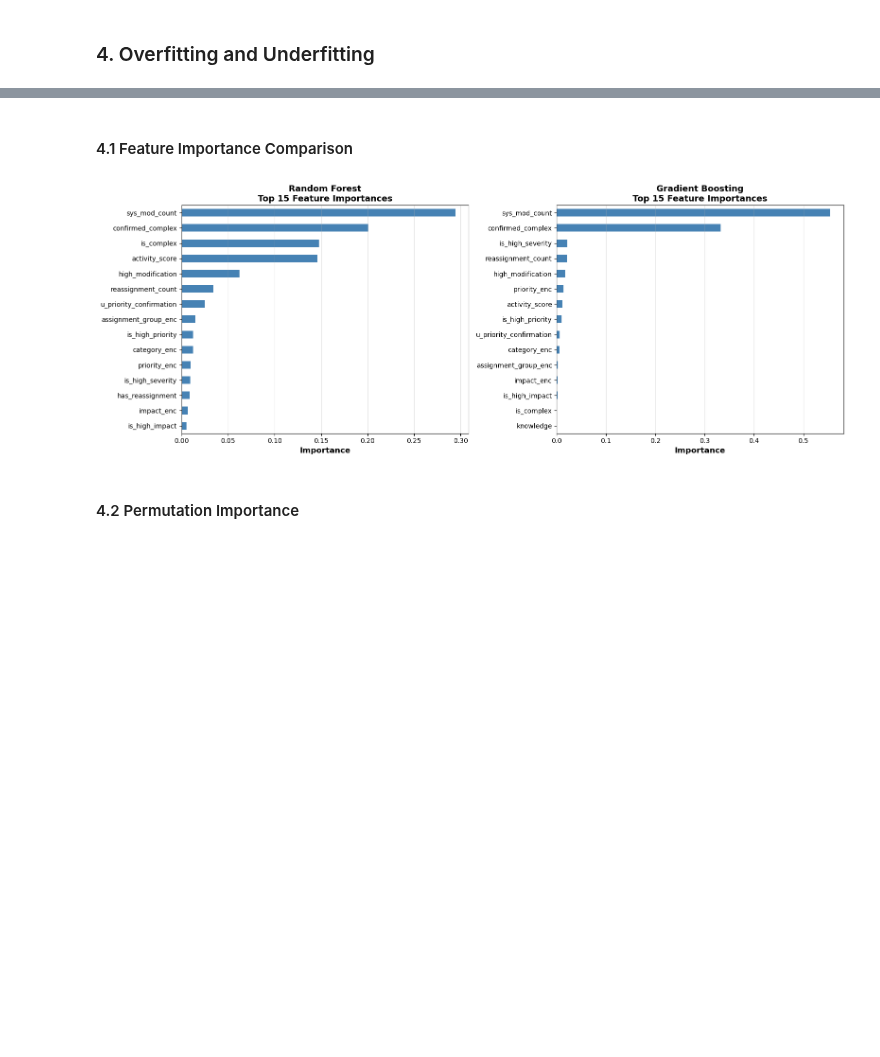
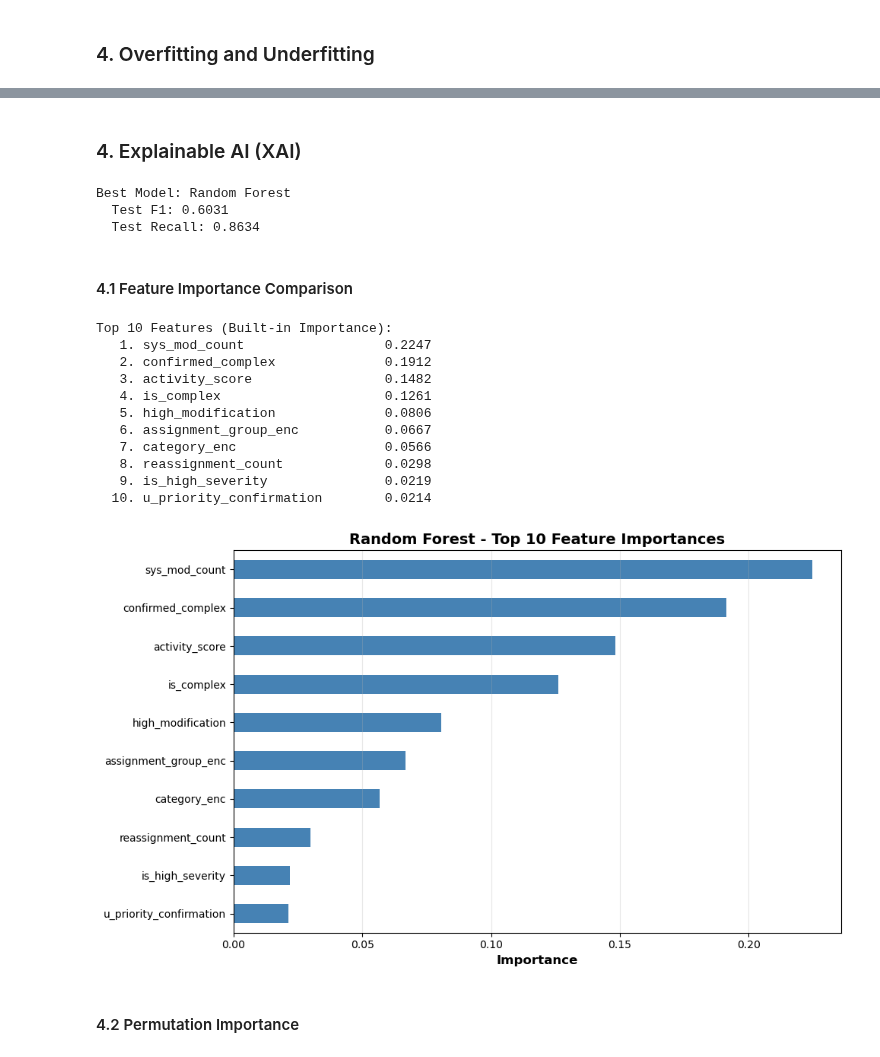
Before and after one commit to Kyuun-Park-1163899/1163899, a Jupyter notebook: task/assignment03_working.ipynb, the cells around one changed output, grey strips where cells are left out. Drawn from its saved outputs; the diff is of its cells as text; code cells hidden in the pictures; blank space fills up the shorter version.

```diff
--- a/task/assignment03_working.ipynb
+++ b/task/assignment03_working.ipynb
@@ -354,7 +355,7 @@ Target distribution:
 # %% [markdown]
 This code selects the k best features from X that have the strongest statistical relationship with y according to the ANOVA F-test
 # %%
-k_best = 20  # Select top 20 features
+k_best = 10  # Select top 10 features
 selector_anova = SelectKBest(score_func=f_classif, k=k_best)
 X_anova = selector_anova.fit_transform(X, y)
 
@@ -715,45 +856,53 @@ Gradient Boosting:
+# %% [markdown]
+### 4. Explainable AI (XAI)
+# %%
+results_df = pd.DataFrame(results)
+best_idx = results_df['Test F1'].idxmax()
+best_model_name = results_df.loc[best_idx, 'Model']
+best_model = models[best_model_name]
+
+print(f"Best Model: {best_model_name}")
+print(f"  Test F1: {results_df.loc[best_idx, 'Test F1']:.4f}")
+print(f"  Test Recall: {results_df.loc[best_idx, 'Test Recall']:.4f}")
+# %% [output]
+Best Model: Random Forest
+  Test F1: 0.6031
+  Test Recall: 0.8634
 # %% [markdown]
 #### 4.1 Feature Importance Comparison
 # %%
-# Extract feature importance from tree-based models
-importance_data = []
+importances = pd.Series(
+    best_model.feature_importances_,
+    index=X_selected.columns).sort_values(ascending=False)
 
-# Random Forest Feature Importance
-if 'Random Forest' in models:
-    rf_model = models['Random Forest']
-    rf_importances = pd.Series(
-        rf_model.feature_importances_,
-        index=X_selected.columns  # ✅ 선택된 특성의 컬럼명
-    ).sort_values(ascending=False)
-    importance_data.append(('Random Forest', rf_importances))
+print("\nTop 10 Features (Built-in Importance):")
+for rank, (feat, imp) in enumerate(importances.head(10).items(), 1):
+    print(f"  {rank:2d}. {feat:30s} {imp:.4f}")
 
-# Gradient Boosting Feature Importance
-if 'Gradient Boosting' in models:
-    gb_model = models['Gradient Boosting']
-    gb_importances = pd.Series(
-        gb_model.feature_importances_,
-        index=X_selected.columns  # ✅ 선택된 특성의 컬럼명
-    ).sort_values(ascending=False)
-    importance_data.append(('Gradient Boosting', gb_importances))
-
-# Visualize feature importance comparison
-fig, axes = plt.subplots(1, 2, figsize=(16, 6))
-
-for idx, (model_name, importances) in enumerate(importance_data):
-    ax = axes[idx]
-    top_features = importances.head(15)
-    top_features.plot(kind='barh', ax=ax, color='steelblue')
-    ax.set_xlabel('Importance', fontsize=12, fontweight='bold')
-    ax.set_title(f'{model_name}\nTop 15 Feature Importances',
-                 fontsize=13,
-                 fontweight='bold')
-    ax.invert_yaxis()
-    ax.grid(axis='x', alpha=0.3)
-
+# Visualization
+plt.figure(figsize=(10, 6))
+importances.head(10).plot(kind='barh', color='steelblue')
+plt.gca().invert_yaxis()
+plt.xlabel('Importance', fontsize=12, fontweight='bold')
+plt.title(f'{best_model_name} - Top 10 Feature Importances',
+            fontsize=14,
+            fontweight='bold')
+plt.grid(axis='x', alpha=0.3)
 plt.tight_layout()
 plt.show()
 # %% [output]
+Top 10 Features (Built-in Importance):
+   1. sys_mod_count                  0.2247
+   2. confirmed_complex              0.1912
+   3. activity_score                 0.1482
+   4. is_complex                     0.1261
+   5. high_modification              0.0806
+   6. assignment_group_enc           0.0667
+   7. category_enc                   0.0566
+   8. reassignment_count             0.0298
+   9. is_high_severity               0.0219
+  10. u_priority_confirmation        0.0214
-[figure, old version]
+[figure, new version]
 # %% [markdown]
 #### 4.2 Permutation Importance
 # %%
```
Also changed, not shown: parts of 14 cells of this notebook.
